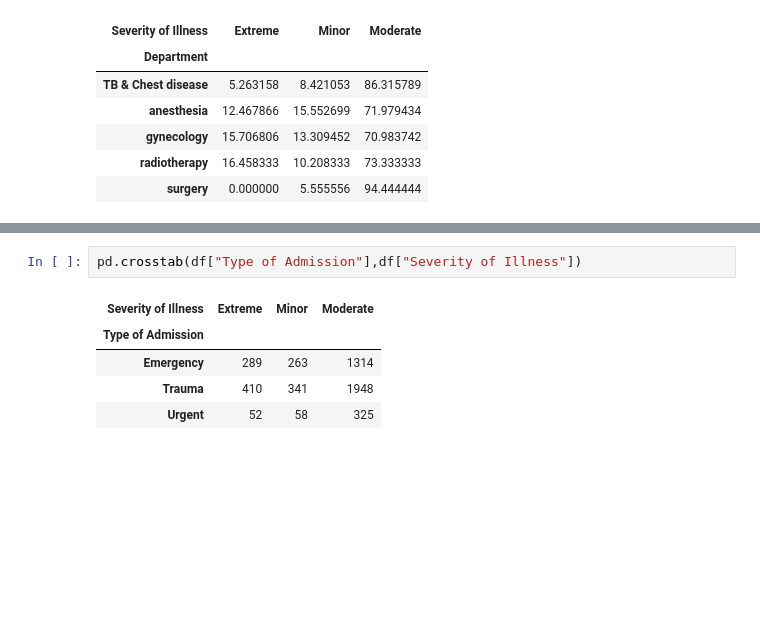
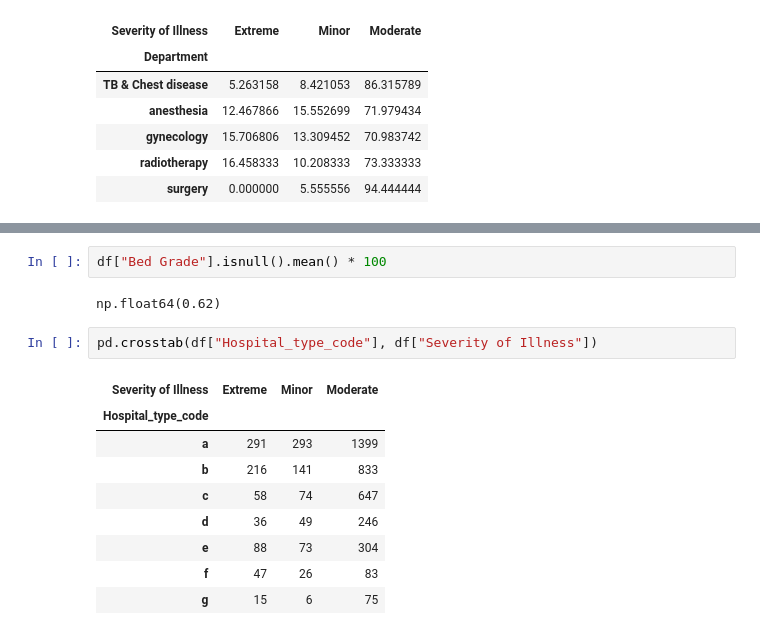
Before and after one commit to sushmapraveenabandi-afk/health-care-patient-analysis, a Jupyter notebook: healthcare_data_analysis.ipynb, the cells around one changed output, grey strips where cells are left out. Drawn from its saved outputs; the diff is of its cells as text; blank space fills up the shorter version.

```diff
--- a/healthcare_data_analysis.ipynb
+++ b/healthcare_data_analysis.ipynb
@@ -254,9 +493,17 @@ plt.show()
+# %%
+df["Bed Grade"].isnull().mean() * 100
+# %% [output]
+np.float64(0.62)
 # %%
-pd.crosstab(df["Type of Admission"],df["Severity of Illness"])
+pd.crosstab(df["Hospital_type_code"], df["Severity of Illness"])
 # %% [output]
 | Severity of Illness | Extreme | Minor | Moderate |
-| Type of Admission |  |  |  |
-| Emergency | 289 | 263 | 1314 |
-| Trauma | 410 | 341 | 1948 |
-| Urgent | 52 | 58 | 325 |
+| Hospital_type_code |  |  |  |
+| a | 291 | 293 | 1399 |
+| b | 216 | 141 | 833 |
+| c | 58 | 74 | 647 |
+| d | 36 | 49 | 246 |
+| e | 88 | 73 | 304 |
+| f | 47 | 26 | 83 |
+| g | 15 | 6 | 75 |
 # %%
```
Also changed, not shown: parts of 43 cells of this notebook.
